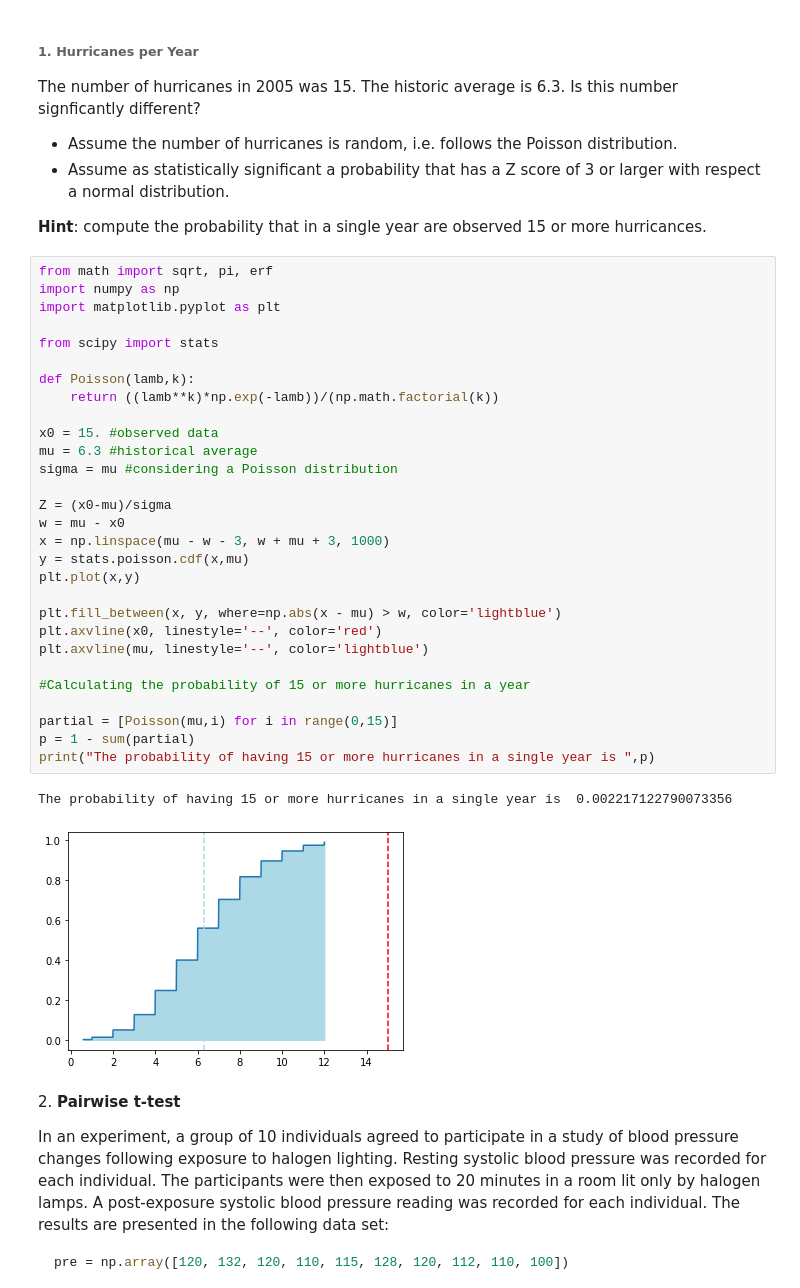
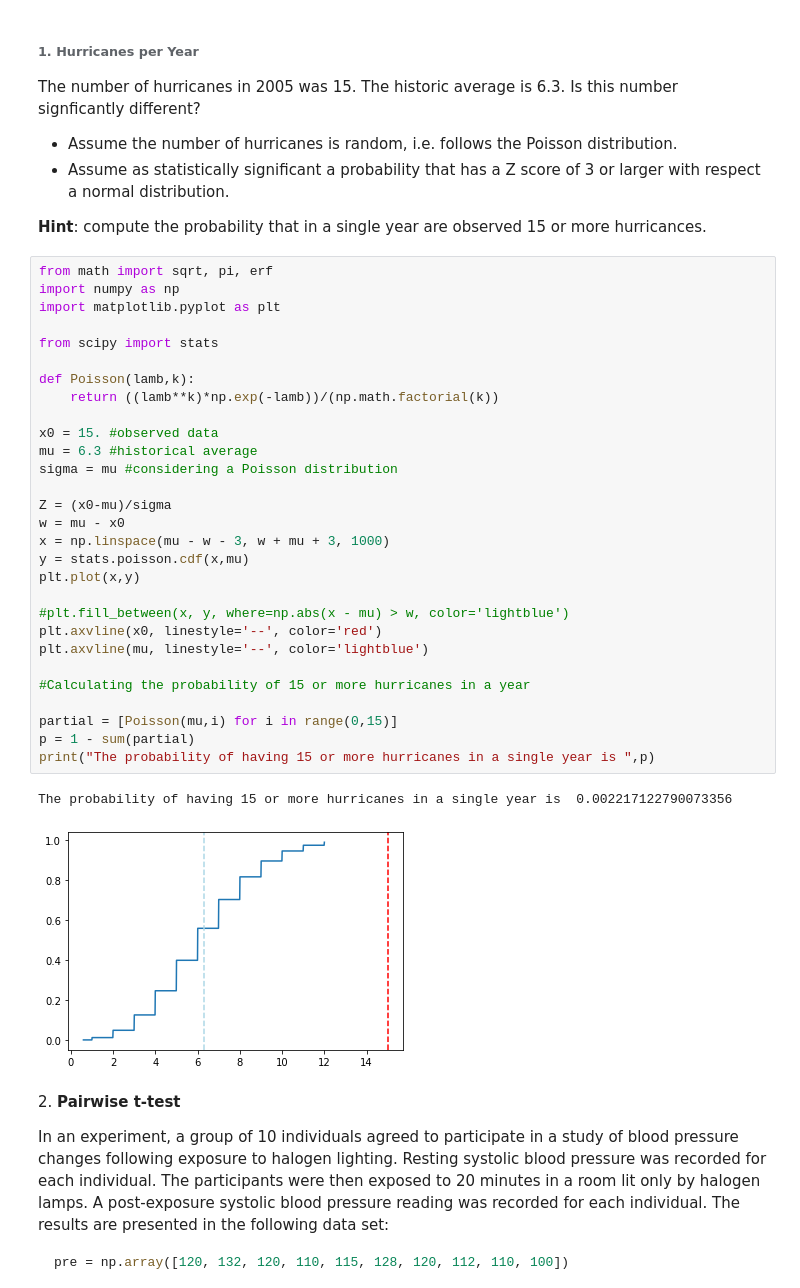
Before and after one commit to zucchett/HighLevelProgramming2021, a Jupyter notebook: 09ex_algorithms.ipynb, the cells around one changed output. Saved outputs shown, nothing was run; the diff lists cells and outputs as text.

```diff
--- a/09ex_algorithms.ipynb
+++ b/09ex_algorithms.ipynb
@@ -9,35 +9,35 @@ The number of hurricanes in 2005 was 15. The historic average is 6.3. Is this nu
 # %%
 from math import sqrt, pi, erf
 import numpy as np
 import matplotlib.pyplot as plt
 
 from scipy import stats
 
 def Poisson(lamb,k):
     return ((lamb**k)*np.exp(-lamb))/(np.math.factorial(k))
 
 x0 = 15. #observed data
 mu = 6.3 #historical average
 sigma = mu #considering a Poisson distribution
 
 Z = (x0-mu)/sigma
 w = mu - x0
 x = np.linspace(mu - w - 3, w + mu + 3, 1000)
 y = stats.poisson.cdf(x,mu)
 plt.plot(x,y)
 
-plt.fill_between(x, y, where=np.abs(x - mu) > w, color='lightblue')
+#plt.fill_between(x, y, where=np.abs(x - mu) > w, color='lightblue')
 plt.axvline(x0, linestyle='--', color='red')
 plt.axvline(mu, linestyle='--', color='lightblue')
 
 #Calculating the probability of 15 or more hurricanes in a year
 
 partial = [Poisson(mu,i) for i in range(0,15)]
 p = 1 - sum(partial)
 print("The probability of having 15 or more hurricanes in a single year is ",p)
 # %% [output]
 The probability of having 15 or more hurricanes in a single year is  0.002217122790073356
-[figure, old version]
+[figure, new version]
 # %% [markdown]
 2\. **Pairwise t-test**
 
```
Also changed, not shown: parts of 4 cells of this notebook, 1 other file.
